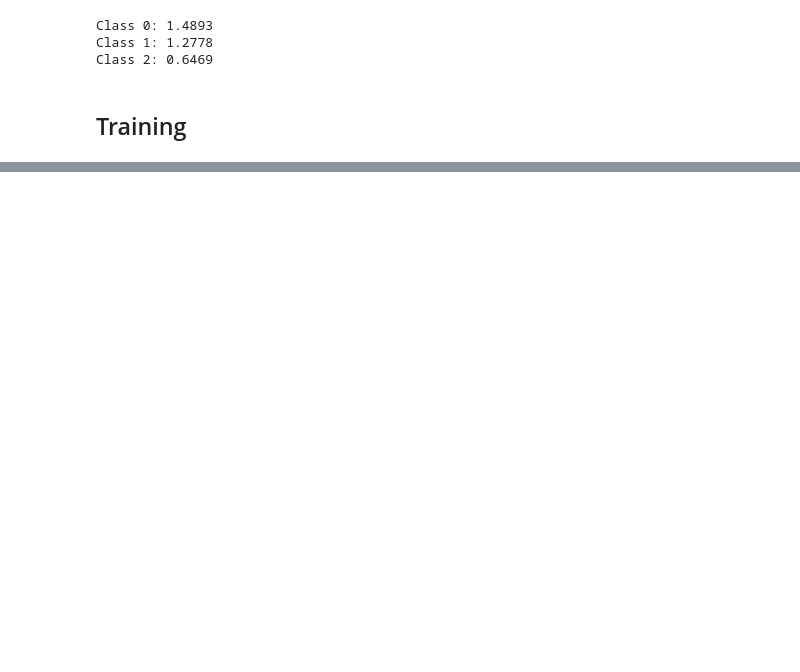
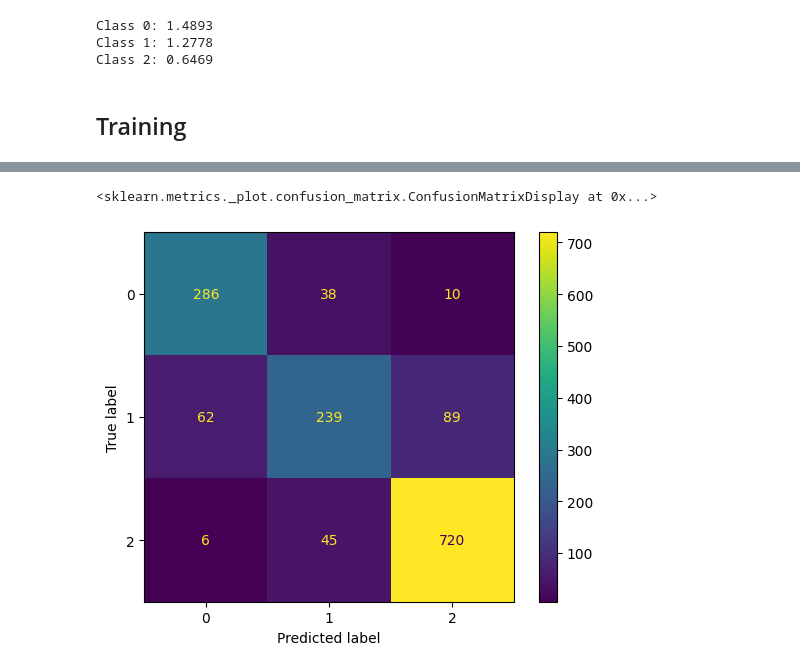
Before and after one commit to hstoklosa/sentix-nlp, a Jupyter notebook: finetuning.ipynb, the cells around one changed output, grey strips where cells are left out. Cells and saved outputs as stored; diff of their text form; code cells hidden in the pictures; blank space fills up the shorter version.

```diff
--- a/finetuning.ipynb
+++ b/finetuning.ipynb
@@ -22,0 +8,10 @@ NUM_LABELS=3
+# %%
+import os
+import sys
+
+# PATH CONSTANTS
+ABSOLUTE_PATH = "/content/drive/My Drive/sentix_nlp"
+PREPROCESSED_DATA_DIR = ABSOLUTE_PATH + "/data/preprocessed"
+EXPORT_MODEL_DIR = ABSOLUTE_PATH + "/model"
+
+sys.path.insert(0, ABSOLUTE_PATH)
@@ -25,8 +134,11 @@ NUM_LABELS=3
 # %%
-test_set_path = os.path.join(ABSOLUTE_PATH, "data/processed_coindesk_test.csv")
-train_set_path = os.path.join(ABSOLUTE_PATH, "data/processed_coindesk_train.csv")
-val_set_path = os.path.join(ABSOLUTE_PATH, "data/processed_coindesk_val.csv")
+test_set_path = os.path.join(PREPROCESSED_DATA_DIR, "coindesk_test.csv")
+train_set_path = os.path.join(PREPROCESSED_DATA_DIR, "coindesk_train.csv")
+val_set_path = os.path.join(PREPROCESSED_DATA_DIR, "coindesk_val.csv")
 
 train_df = pd.read_csv(train_set_path)
 val_df = pd.read_csv(val_set_path)
 test_df = pd.read_csv(test_set_path)
+
+df = pd.concat([train_df, val_df, test_df], ignore_index=True)
+df.head()
@@ -59 +152,10 @@ RobertaForSequenceClassification(
+# %%
+X_train, y_train = train_df['full_text'].values, train_df['label'].values
+train_dataset = NewsDataset(X_train, y_train, tokenizer)
+
+X_val, y_val = val_df['full_text'].values, val_df['label'].values
+val_dataset = NewsDataset(X_val, y_val, tokenizer)
+
+X_test, y_test = test_df['full_text'].values, test_df['label'].values
+test_dataset = NewsDataset(X_test, y_test, tokenizer)
 # %% [markdown]
@@ -275,0 +255,5 @@ Model and tokenizer saved to /content/drive/My Drive/Colab Notebooks/models/fine
+# %%
+predictions = trainer.predict(test_dataset)
+predicted_labels = predictions.predictions.argmax(axis=-1)
+
+print(classification_report(y_test, predicted_labels))
@@ -275,0 +271,7 @@ Model and tokenizer saved to /content/drive/My Drive/Colab Notebooks/models/fine
+# %%
+cm = confusion_matrix(y_test, predicted_labels)
+disp = ConfusionMatrixDisplay(confusion_matrix=cm)
+disp.plot()
+# %% [output]
+<sklearn.metrics._plot.confusion_matrix.ConfusionMatrixDisplay at 0x...>
+[figure, added]
```
Also changed, not shown: parts of 27 cells of this notebook.
